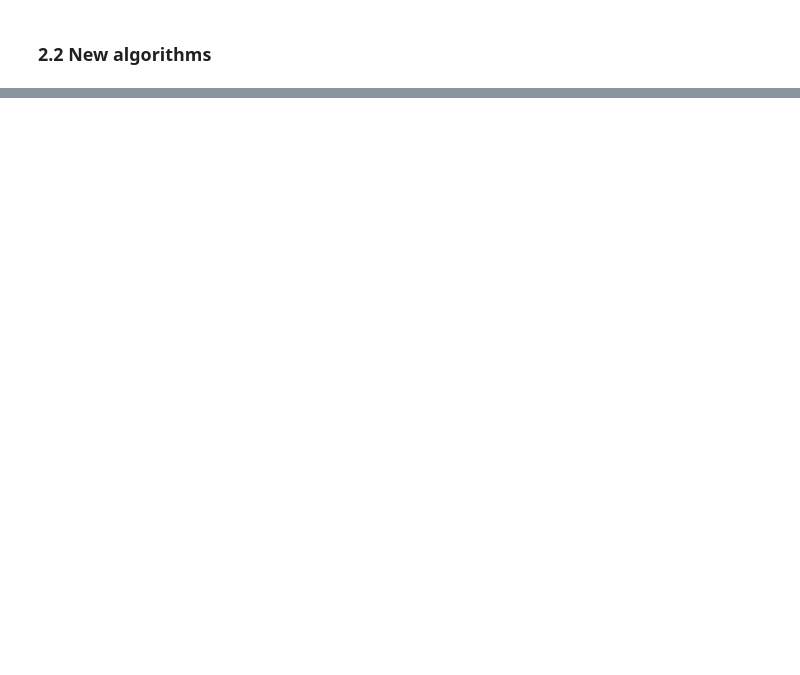
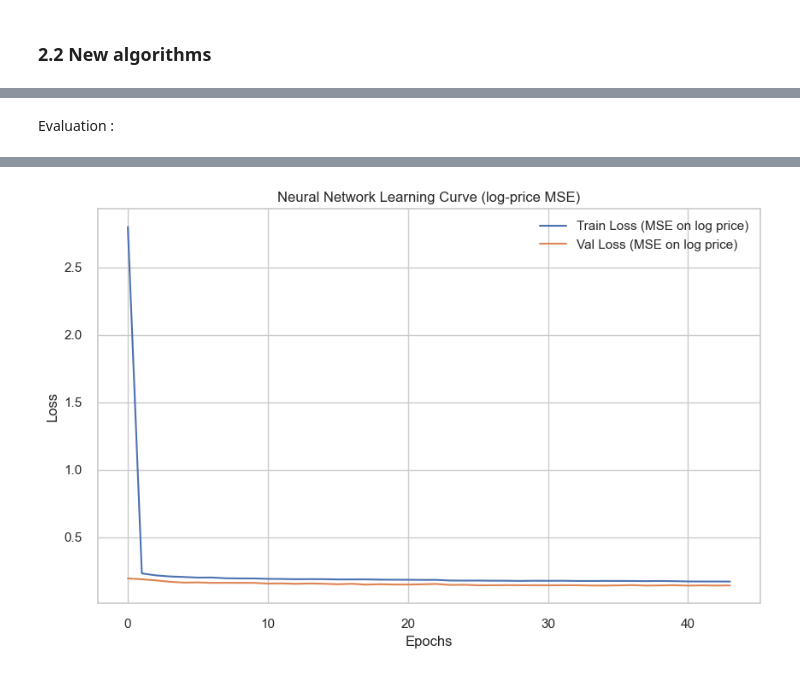
Before and after one commit to hugodbrnn/Machine-learning-project-cars, a Jupyter notebook: project.ipynb, the cells around one changed output, grey strips where cells are left out. Cells and saved outputs as stored; diff of their text form; code cells hidden in the pictures; blank space fills up the shorter version.

```diff
--- a/project.ipynb
+++ b/project.ipynb
@@ -1140,0 +1126,8 @@ Meilleur XGBoost R² sur VALIDATION SET : 0.8900
+# %%
+X_train_ready = X_train_scaled.astype("float32")
+X_val_ready   = X_val_scaled.astype("float32")
+
+y_train_log = np.log1p(y_train.values).astype("float32")
+y_val_log   = np.log1p(y_val.values).astype("float32")
+
+input_shape = (X_train_ready.shape[1],)
@@ -1140,0 +1151,6 @@ Meilleur XGBoost R² sur VALIDATION SET : 0.8900
+# %%
+model_nn.compile(
+    optimizer=keras.optimizers.Adam(learning_rate=1e-3),
+    loss="mse",
+    metrics=["mae"]
+)
@@ -1140,0 +1177,9 @@ Meilleur XGBoost R² sur VALIDATION SET : 0.8900
+# %%
+history = model_nn.fit(
+    X_train_ready, y_train_log,
+    validation_data=(X_val_ready, y_val_log),
+    batch_size=32,
+    epochs=100,
+    callbacks=[early_stopping, lr_scheduler],
+    verbose=1
+)
@@ -1140,0 +1204,25 @@ Meilleur XGBoost R² sur VALIDATION SET : 0.8900
+# %% [markdown]
+Evaluation :
+# %%
+pred_val_log = model_nn.predict(X_val_ready).flatten()
+pred_val_price = np.expm1(pred_val_log)  # inverse of log1p
+
+r2_nn = r2_score(y_val, pred_val_price)
+rmse_nn = np.sqrt(mean_squared_error(y_val, pred_val_price))
+
+print(f"Neural Network MLP (log target) -> R2 Val: {r2_nn:.4f} | RMSE Val: {rmse_nn:.0f}")
+
+models_val["Neural Network (MLP, log target)"] = {"R2": r2_nn, "RMSE": rmse_nn}
+
+df_results_val = pd.DataFrame(models_val).T
+
+plt.figure(figsize=(10, 6))
+plt.plot(history.history["loss"], label="Train Loss (MSE on log price)")
+plt.plot(history.history["val_loss"], label="Val Loss (MSE on log price)")
+plt.title("Neural Network Learning Curve (log-price MSE)")
+plt.xlabel("Epochs")
+plt.ylabel("Loss")
+plt.legend()
+plt.grid(True)
+plt.show()
+# %% [output]
@@ -1141 +1231,2 @@ Meilleur XGBoost R² sur VALIDATION SET : 0.8900
+[figure, added]
 # %%
```
Also changed, not shown: parts of 27 cells of this notebook.
